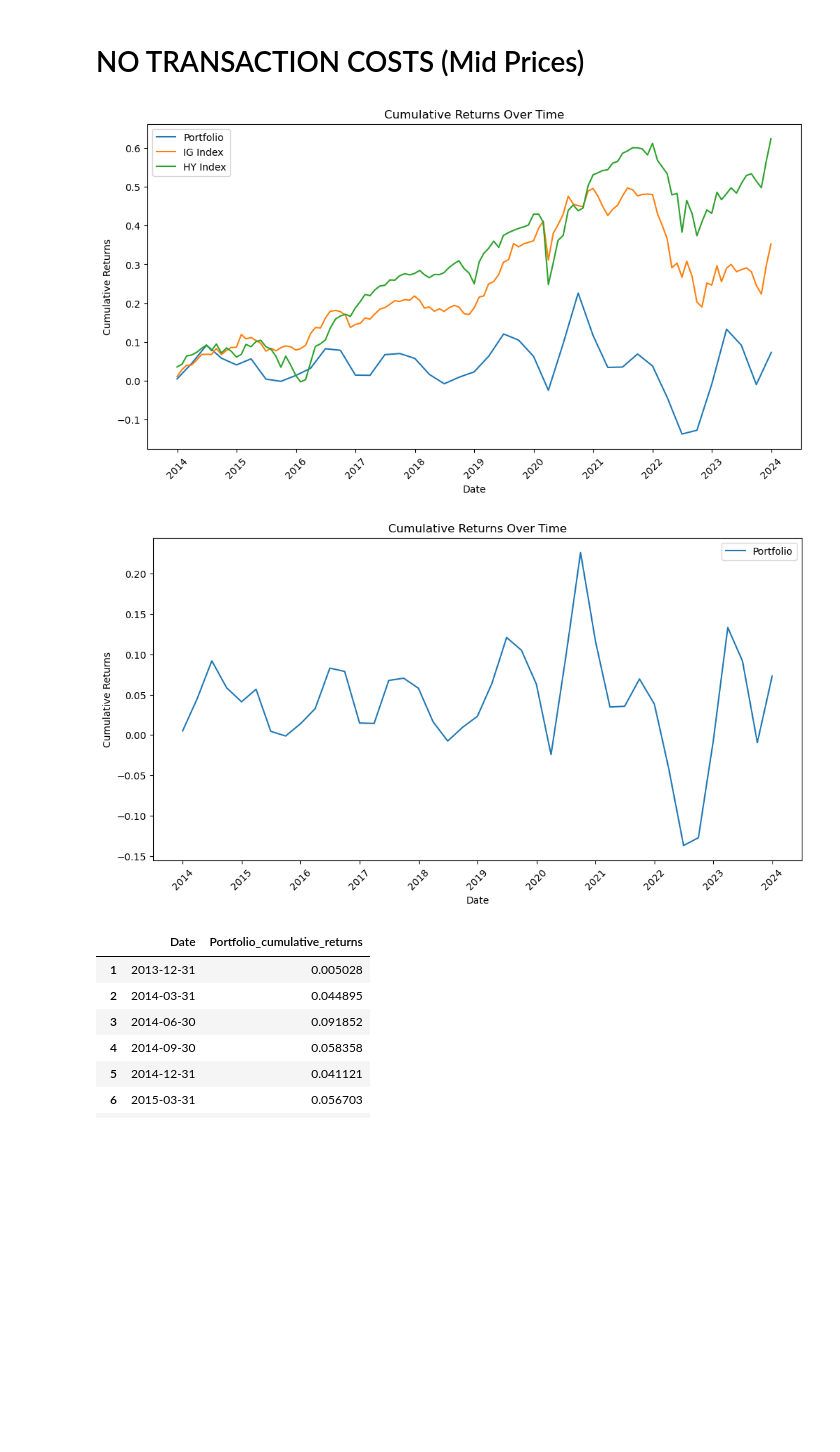
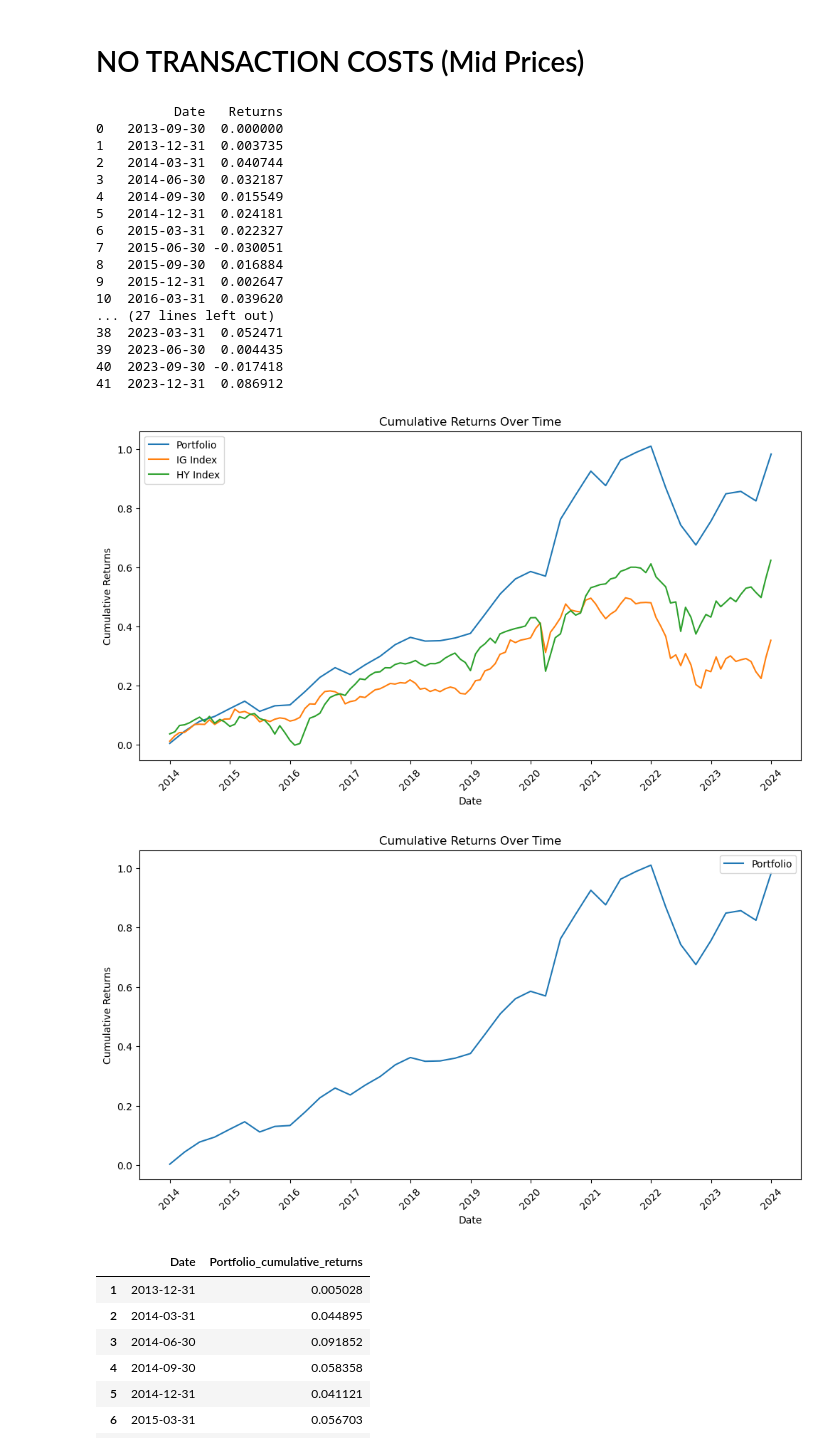
Before and after one commit to jimburrill/MF728-Final-Project, a Jupyter notebook: Backtest/Backtest Code.ipynb, the cells around one changed output. Drawn from its saved outputs; the diff is of its cells as text; code cells hidden in the pictures; blank space fills up the shorter version.

```diff
--- a/Backtest/Backtest Code.ipynb
+++ b/Backtest/Backtest Code.ipynb
@@ -125,7 +128,14 @@ def get_portcumret(Jim_df):
 
     df = pd.DataFrame()
     df['Date'] = date
+    df['Quarter Returns'] = portret[1:]
     df['Portfolio_cumulative_returns'] = cum_ret
 
+    #Alternate Method
+    returns_df = pd.DataFrame({'Date': df['Date'],
+        'Returns': portret[1:]})
+    print(returns_df)
+    df['Portfolio_cumulative_returns_alt'] = (1 + returns_df['Returns']).cumprod() - 1
+
     return df
 # %%
@@ -320,38 +455,56 @@ IG_index_df['Cumulative_Returns'] = IG_index_df['Cumulative_Returns']
 HY_index_df = pd.read_excel('LF98TRUU Index.xlsx')
 HY_index_df['Date'] = pd.to_datetime(HY_index_df['Date'])
 HY_index_df = HY_index_df.sort_values(by='Date')
 HY_index_df = HY_index_df[(HY_index_df['Date'] >= '2013-09-30') & (HY_index_df['Date'] <= '2023-12-31')]
 HY_index_df['Returns'] = HY_index_df['Price'].pct_change()
 HY_index_df['Cumulative_Returns'] = (1 + HY_index_df['Returns']).cumprod() - 1
 HY_index_df['Cumulative_Returns'] = HY_index_df['Cumulative_Returns']
 
 x = cumulative_returns_notransaction_df['Date']
 x = pd.to_datetime(cumulative_returns_notransaction_df['Date'])
 y = cumulative_returns_notransaction_df['Portfolio_cumulative_returns']
+y_alt = cumulative_returns_notransaction_df['Portfolio_cumulative_returns_alt']
 
 x_IG = IG_index_df['Date'].iloc[3:].reset_index(drop=True)
 x_IG = pd.to_datetime(IG_index_df['Date'].iloc[3:])
 y_IG = IG_index_df['Cumulative_Returns'].iloc[3:].reset_index(drop=True)
 
 x_HY = HY_index_df['Date'].iloc[3:].reset_index(drop=True)
 x_HY = pd.to_datetime(HY_index_df['Date'].iloc[3:])
 y_HY = HY_index_df['Cumulative_Returns'].iloc[3:].reset_index(drop=True)
 
 plt.figure(figsize=(12, 6))
-plt.plot(x, y, label='Portfolio')
+plt.plot(x, y_alt, label='Portfolio')
 plt.plot(x_IG, y_IG, label='IG Index')
 plt.plot(x_HY, y_HY, label='HY Index')
 plt.xticks(rotation=45)
 plt.xlabel('Date')
 plt.ylabel('Cumulative Returns')
 plt.title('Cumulative Returns Over Time')
 plt.legend()
 plt.show()
 # %% [output]
+          Date   Returns
+0   2013-09-30  0.000000
+1   2013-12-31  0.003735
+2   2014-03-31  0.040744
+3   2014-06-30  0.032187
+4   2014-09-30  0.015549
+5   2014-12-31  0.024181
+6   2015-03-31  0.022327
+7   2015-06-30 -0.030051
+8   2015-09-30  0.016884
+9   2015-12-31  0.002647
+10  2016-03-31  0.039620
+... (27 lines left out)
+38  2023-03-31  0.052471
+39  2023-06-30  0.004435
+40  2023-09-30 -0.017418
+41  2023-12-31  0.086912
-[figure, old version]
+[figure, new version]
 # %%
 plt.figure(figsize=(12, 6))
-plt.plot(x, y, label='Portfolio')
+plt.plot(x, y_alt, label='Portfolio')
 plt.xticks(rotation=45)
 plt.xlabel('Date')
 plt.ylabel('Cumulative Returns')
@@ -359,7 +512,7 @@ plt.title('Cumulative Returns Over Time')
 plt.legend()
 plt.show()
 # %% [output]
-[figure, old version]
+[figure, new version]
 # %%
 cumulative_returns_notransaction_df
 # %% [output]
```
Also changed, not shown: parts of 9 cells of this notebook.
